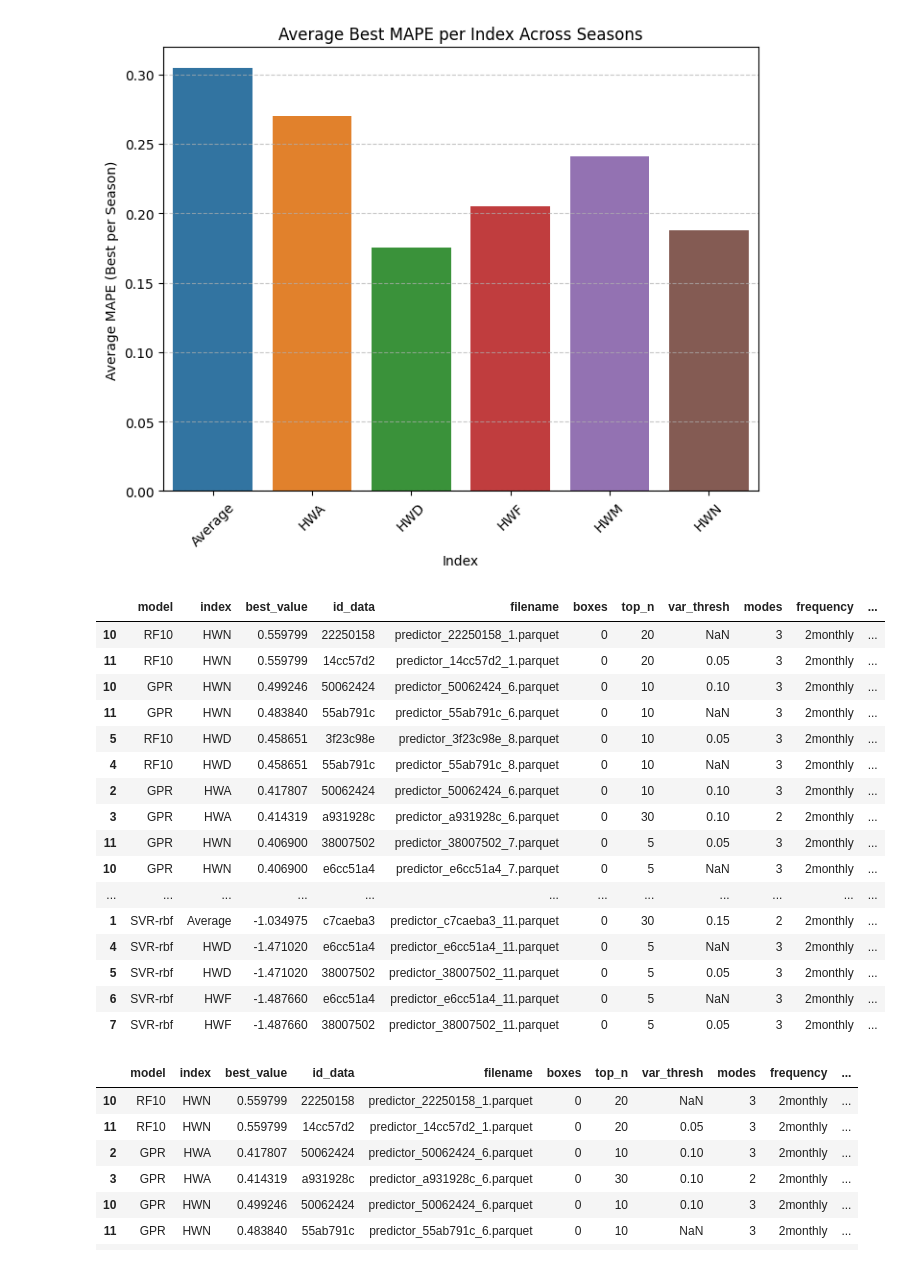
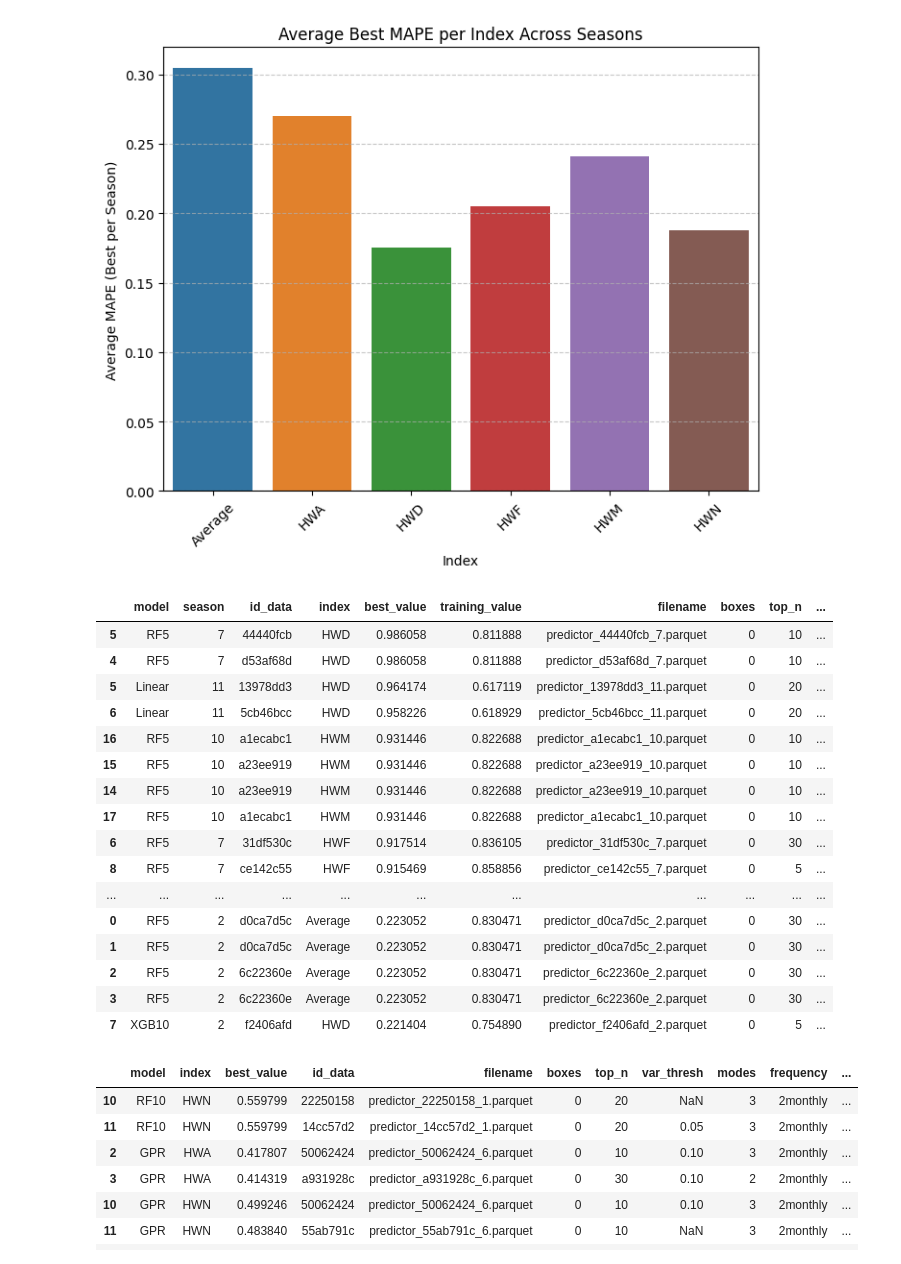
Before and after one commit to martinpavez/data, a Jupyter notebook: hw_extra/notebooks_prediction/prediction_results.ipynb, the cells around one changed output. Saved outputs shown, nothing was run; the diff lists cells and outputs as text; code cells hidden in the pictures.

```diff
--- a/hw_extra/notebooks_prediction/prediction_results.ipynb
+++ b/hw_extra/notebooks_prediction/prediction_results.ipynb
@@ -347,25 +347,25 @@ Passing `palette` without assigning `hue` is deprecated and will be removed in v
 [figure]
 # %%
 with pd.option_context('display.max_rows', None, 'display.max_columns', None):  # more options can be specified also
-    display(cv_r2_seasons.sort_values("best_value", ascending=False))
+    display(r2_seasons.sort_values("best_value", ascending=False))
 # %% [output]
-|  | model | index | best_value | id_data | filename | boxes | top_n | var_thresh | modes | frequency | ... |
-| 10 | RF10 | HWN | 0.559799 | 22250158 | predictor_22250158_1.parquet | 0 | 20 | NaN | 3 | 2monthly | ... |
-| 11 | RF10 | HWN | 0.559799 | 14cc57d2 | predictor_14cc57d2_1.parquet | 0 | 20 | 0.05 | 3 | 2monthly | ... |
-| 10 | GPR | HWN | 0.499246 | 50062424 | predictor_50062424_6.parquet | 0 | 10 | 0.10 | 3 | 2monthly | ... |
-| 11 | GPR | HWN | 0.483840 | 55ab791c | predictor_55ab791c_6.parquet | 0 | 10 | NaN | 3 | 2monthly | ... |
-| 5 | RF10 | HWD | 0.458651 | 3f23c98e | predictor_3f23c98e_8.parquet | 0 | 10 | 0.05 | 3 | 2monthly | ... |
-| 4 | RF10 | HWD | 0.458651 | 55ab791c | predictor_55ab791c_8.parquet | 0 | 10 | NaN | 3 | 2monthly | ... |
-| 2 | GPR | HWA | 0.417807 | 50062424 | predictor_50062424_6.parquet | 0 | 10 | 0.10 | 3 | 2monthly | ... |
-| 3 | GPR | HWA | 0.414319 | a931928c | predictor_a931928c_6.parquet | 0 | 30 | 0.10 | 2 | 2monthly | ... |
-| 11 | GPR | HWN | 0.406900 | 38007502 | predictor_38007502_7.parquet | 0 | 5 | 0.05 | 3 | 2monthly | ... |
-| 10 | GPR | HWN | 0.406900 | e6cc51a4 | predictor_e6cc51a4_7.parquet | 0 | 5 | NaN | 3 | 2monthly | ... |
-| ... | ... | ... | ... | ... | ... | ... | ... | ... | ... | ... | ... |
-| 1 | SVR-rbf | Average | -1.034975 | c7caeba3 | predictor_c7caeba3_11.parquet | 0 | 30 | 0.15 | 2 | 2monthly | ... |
-| 4 | SVR-rbf | HWD | -1.471020 | e6cc51a4 | predictor_e6cc51a4_11.parquet | 0 | 5 | NaN | 3 | 2monthly | ... |
-| 5 | SVR-rbf | HWD | -1.471020 | 38007502 | predictor_38007502_11.parquet | 0 | 5 | 0.05 | 3 | 2monthly | ... |
-| 6 | SVR-rbf | HWF | -1.487660 | e6cc51a4 | predictor_e6cc51a4_11.parquet | 0 | 5 | NaN | 3 | 2monthly | ... |
-| 7 | SVR-rbf | HWF | -1.487660 | 38007502 | predictor_38007502_11.parquet | 0 | 5 | 0.05 | 3 | 2monthly | ... |
+|  | model | season | id_data | index | best_value | training_value | filename | boxes | top_n | ... |
+| 5 | RF5 | 7 | 44440fcb | HWD | 0.986058 | 0.811888 | predictor_44440fcb_7.parquet | 0 | 10 | ... |
+| 4 | RF5 | 7 | d53af68d | HWD | 0.986058 | 0.811888 | predictor_d53af68d_7.parquet | 0 | 10 | ... |
+| 5 | Linear | 11 | 13978dd3 | HWD | 0.964174 | 0.617119 | predictor_13978dd3_11.parquet | 0 | 20 | ... |
+| 6 | Linear | 11 | 5cb46bcc | HWD | 0.958226 | 0.618929 | predictor_5cb46bcc_11.parquet | 0 | 20 | ... |
+| 16 | RF5 | 10 | a1ecabc1 | HWM | 0.931446 | 0.822688 | predictor_a1ecabc1_10.parquet | 0 | 10 | ... |
+| 15 | RF5 | 10 | a23ee919 | HWM | 0.931446 | 0.822688 | predictor_a23ee919_10.parquet | 0 | 10 | ... |
+| 14 | RF5 | 10 | a23ee919 | HWM | 0.931446 | 0.822688 | predictor_a23ee919_10.parquet | 0 | 10 | ... |
+| 17 | RF5 | 10 | a1ecabc1 | HWM | 0.931446 | 0.822688 | predictor_a1ecabc1_10.parquet | 0 | 10 | ... |
+| 6 | RF5 | 7 | 31df530c | HWF | 0.917514 | 0.836105 | predictor_31df530c_7.parquet | 0 | 30 | ... |
+| 8 | RF5 | 7 | ce142c55 | HWF | 0.915469 | 0.858856 | predictor_ce142c55_7.parquet | 0 | 5 | ... |
+| ... | ... | ... | ... | ... | ... | ... | ... | ... | ... | ... |
+| 0 | RF5 | 2 | d0ca7d5c | Average | 0.223052 | 0.830471 | predictor_d0ca7d5c_2.parquet | 0 | 30 | ... |
+| 1 | RF5 | 2 | d0ca7d5c | Average | 0.223052 | 0.830471 | predictor_d0ca7d5c_2.parquet | 0 | 30 | ... |
+| 2 | RF5 | 2 | 6c22360e | Average | 0.223052 | 0.830471 | predictor_6c22360e_2.parquet | 0 | 30 | ... |
+| 3 | RF5 | 2 | 6c22360e | Average | 0.223052 | 0.830471 | predictor_6c22360e_2.parquet | 0 | 30 | ... |
+| 7 | XGB10 | 2 | f2406afd | HWD | 0.221404 | 0.754890 | predictor_f2406afd_2.parquet | 0 | 5 | ... |
 # %%
 cv_r2_seasons[(cv_r2_seasons["best_value"] >= 0.4)]
 # %% [output]
```
Also changed, not shown: 45 other files.
